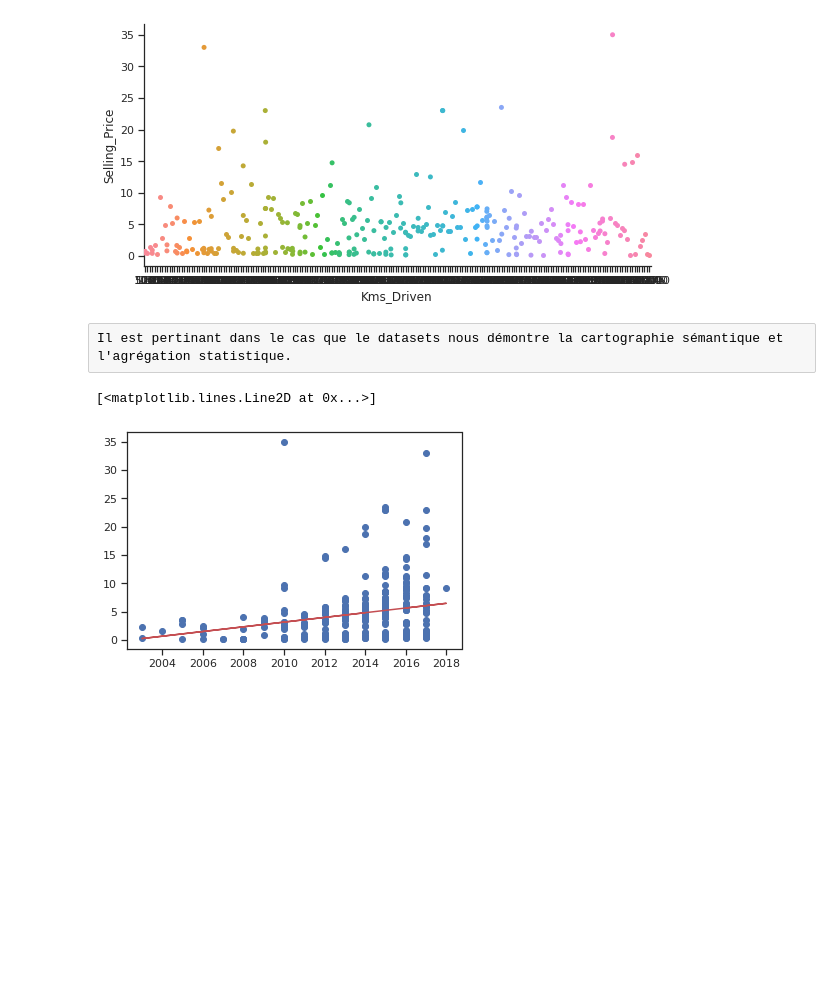
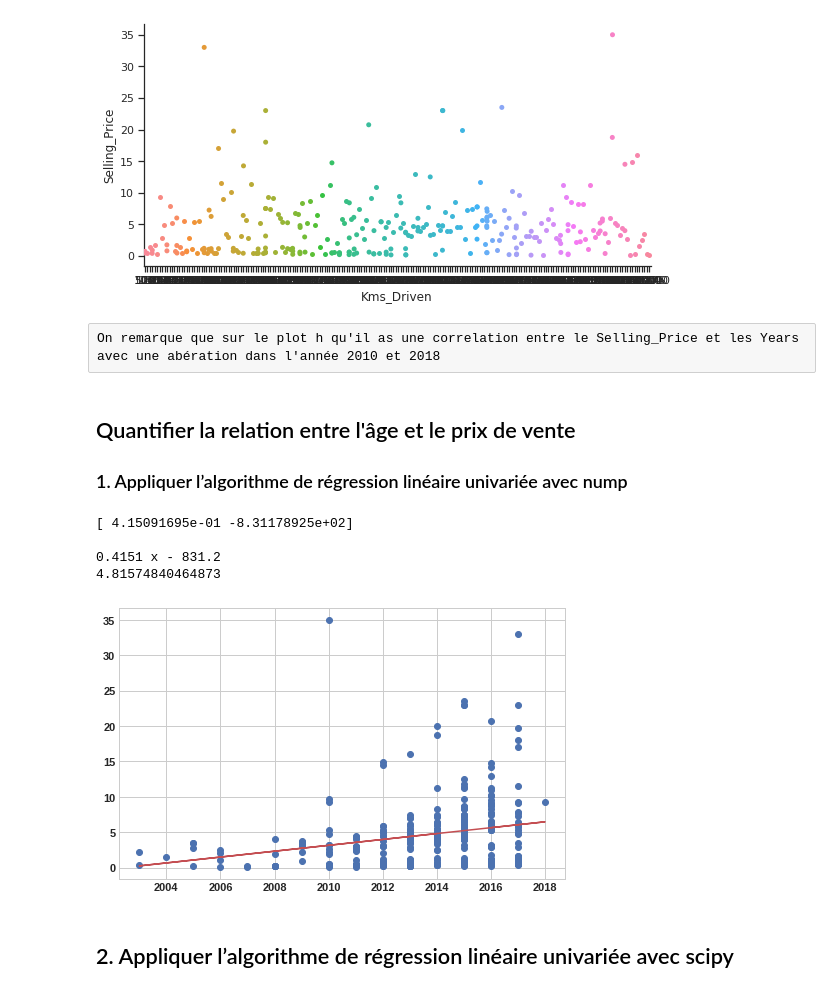
Before and after one commit to hachem13/data_artificial_inteligence, a Jupyter notebook: brief_projet/Programmer_votre_IA_pour_acheter_votre_voiture/Programmer votre IA pour acheter votre voiture.ipynb, the cells around one changed output. Drawn from its saved outputs; the diff is of its cells as text; code cells hidden in the pictures; blank space fills up the shorter version.

```diff
--- a/brief_projet/Programmer_votre_IA_pour_acheter_votre_voiture/Programmer votre IA pour acheter votre voiture.ipynb
+++ b/brief_projet/Programmer_votre_IA_pour_acheter_votre_voiture/Programmer votre IA pour acheter votre voiture.ipynb
@@ -121,21 +129,31 @@ h = sns.catplot(x='Year', y='Selling_Price', data=Query, height=4, aspect=2)
 K = sns.catplot(x='Kms_Driven', y='Selling_Price', data= Query, height=4, aspect=2)
 # %% [output]
 [figure]
-# %% [raw]
-Il est pertinant dans le cas que le datasets nous démontre la cartographie sémantique et l'agrégation statistique.
+# %% [raw]
+On remarque que sur le plot h qu'il as une correlation entre le Selling_Price et les Years avec une abération dans l'année 2010 et 2018
+# %% [markdown]
+## Quantifier la relation entre l'âge et le prix de vente
+### 1. Appliquer l’algorithme de régression linéaire univariée avec nump
 # %%
-# Quantifier la relation entre l'âge et le prix de vente
-# 1. Appliquer l’algorithme de régression linéaire univariée avec numpy
+
 import numpy as np
 
 query = pd.read_sql_query("SELECT  Year, Selling_Price, (2020 - Year) as Age FROM vehicules;", con = engine)
 X= query['Year']
 Y=query['Selling_Price']
-fit = numpy.polyfit(X,Y , 1)
-poly = numpy.poly1d(fit)
+fit = np.polyfit(X,Y , 1)
+print(fit)
+poly = np.poly1d(fit)
+print(poly)
 plt.scatter(X, Y)
 plt.plot(X, poly(X), 'r')
+print(poly(2014))
 # %% [output]
-[<matplotlib.lines.Line2D at 0x...>]
+[ 4.15091695e-01 -8.31178925e+02]
+
+0.4151 x - 831.2
+4.81574840464873
-[figure, old version]
+[figure, new version]
+# %% [markdown]
+## 2. Appliquer l’algorithme de régression linéaire univariée avec scipy
 # %%
```
Also changed, not shown: parts of 24 cells of this notebook.
